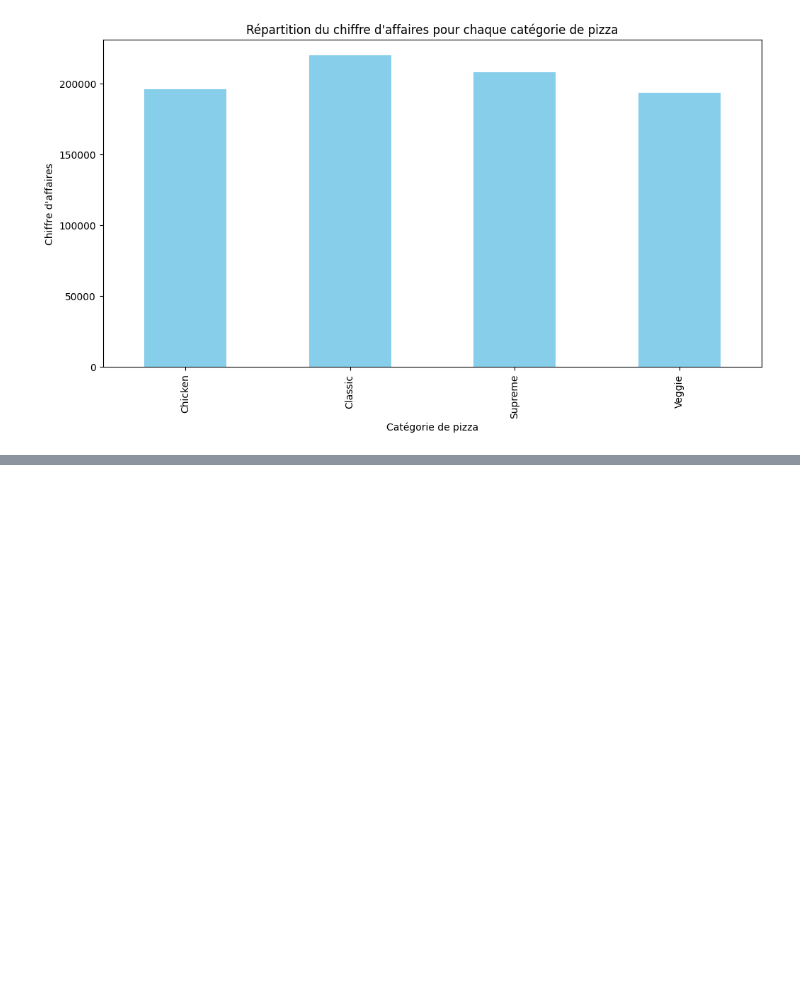
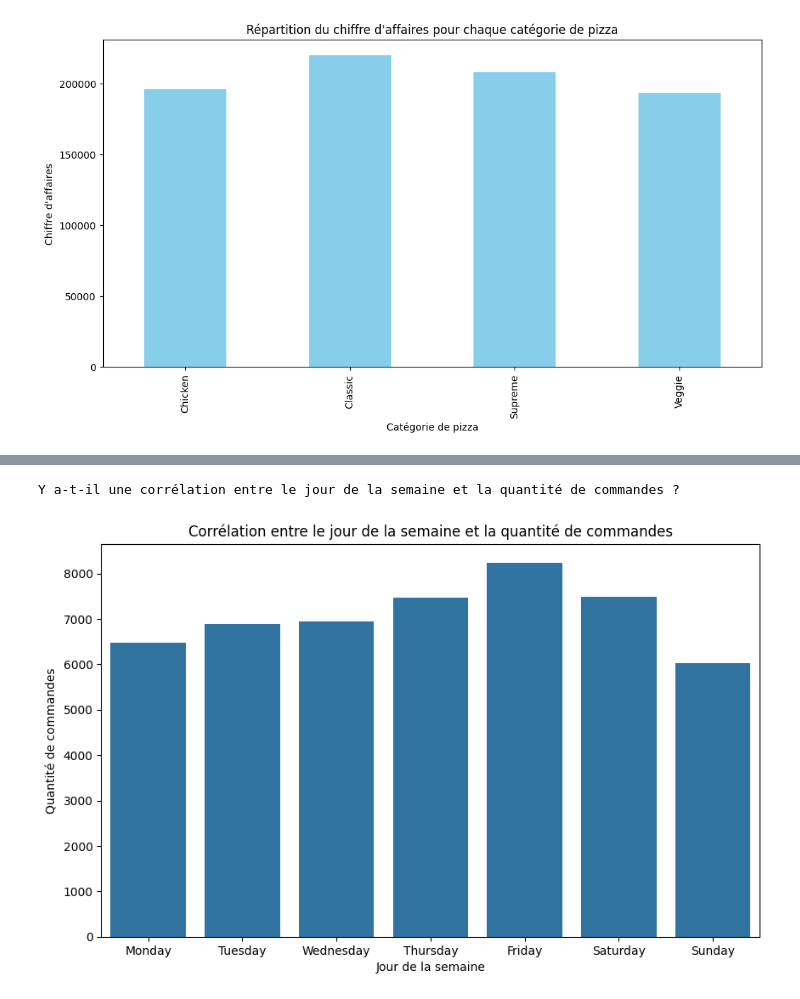
Before and after one commit to Aimen-prog/pizzaiojo, a Jupyter notebook: pizzaiolo.ipynb, the cells around one changed output, grey strips where cells are left out. Drawn from its saved outputs; the diff is of its cells as text; code cells hidden in the pictures; blank space fills up the shorter version.

```diff
--- a/pizzaiolo.ipynb
+++ b/pizzaiolo.ipynb
@@ -399,0 +472,17 @@ print("Quel est le prix unitaire moyen pour différentes tailles de pizza ?")
+# %%
+#b)
+print()
+print("Y a-t-il une corrélation entre le jour de la semaine et la quantité de commandes ?")
+df['order_date'] = pd.to_datetime(df['order_date'])
+df['day_of_week'] = df['order_date'].dt.day_name()
+total_quantity_by_day = df.groupby('day_of_week')['quantity'].sum()
+# Visualiser la corrélation entre le jour de la semaine et la quantité de commandes
+plt.figure(figsize=(10, 6))
+sns.barplot(x=total_quantity_by_day.index, y=total_quantity_by_day.values, order=['Monday', 'Tuesday', 'Wednesday', 'Thursday', 'Friday', 'Saturday', 'Sunday'])
+plt.title("Corrélation entre le jour de la semaine et la quantité de commandes")
+plt.xlabel("Jour de la semaine")
+plt.ylabel("Quantité de commandes")
+plt.show()
+# %% [output]
+Y a-t-il une corrélation entre le jour de la semaine et la quantité de commandes ?
+[figure, added]
```
Also changed, not shown: parts of 6 cells of this notebook.
